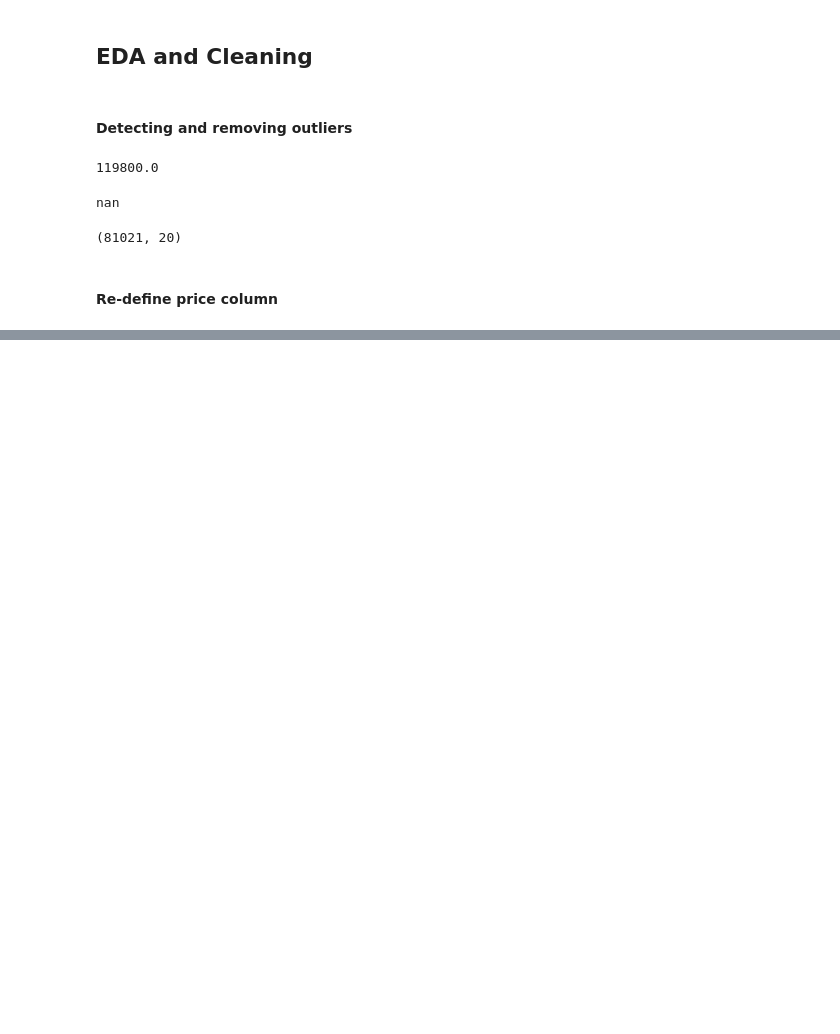
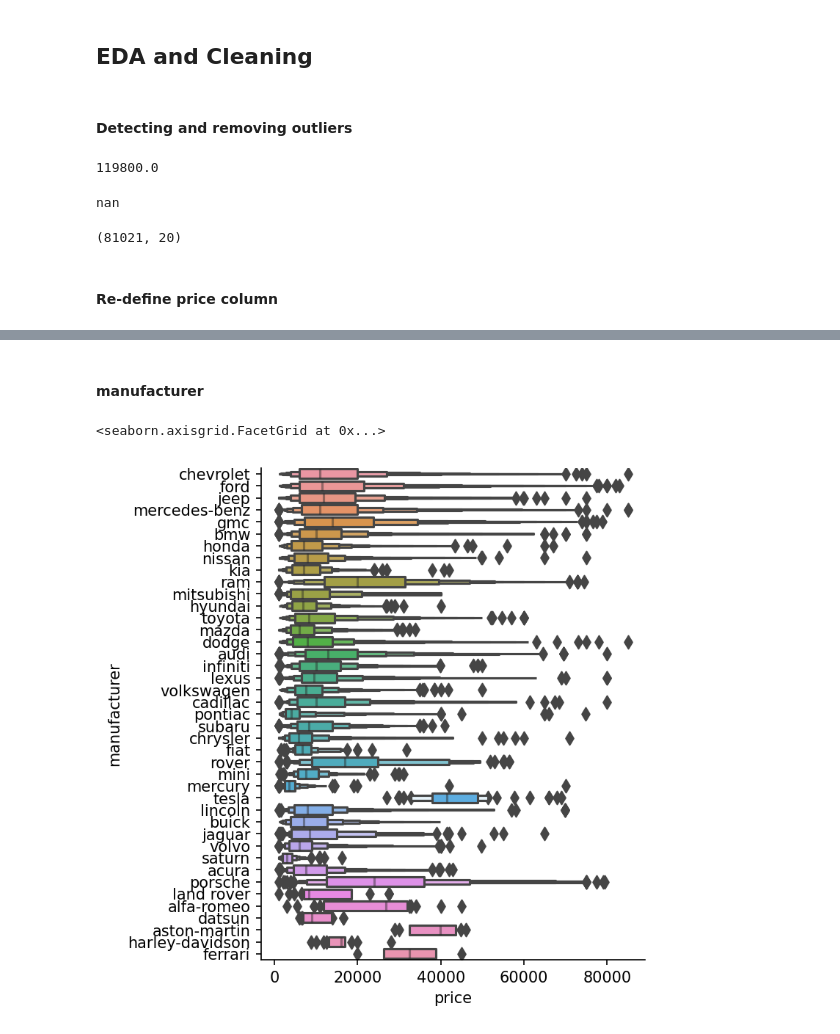
Before and after one commit to ericyang94/Used-Car-Price-Prediction, a Jupyter notebook: Craigslist-Used-Cars.ipynb, the cells around one changed output, grey strips where cells are left out. Saved outputs shown, nothing was run; the diff lists cells and outputs as text; code cells hidden in the pictures; blank space fills up the shorter version.

```diff
--- a/Craigslist-Used-Cars.ipynb
+++ b/Craigslist-Used-Cars.ipynb
@@ -138,0 +177,7 @@ data['price_range'] = rsm.ifelse(
+# %% [markdown]
+#### manufacturer
+# %%
+sns.catplot(y="manufacturer", x="price",kind="boxen", data=data)
+# %% [output]
+<seaborn.axisgrid.FacetGrid at 0x...>
+[figure, added]
```
Also changed, not shown: parts of 17 cells of this notebook.
